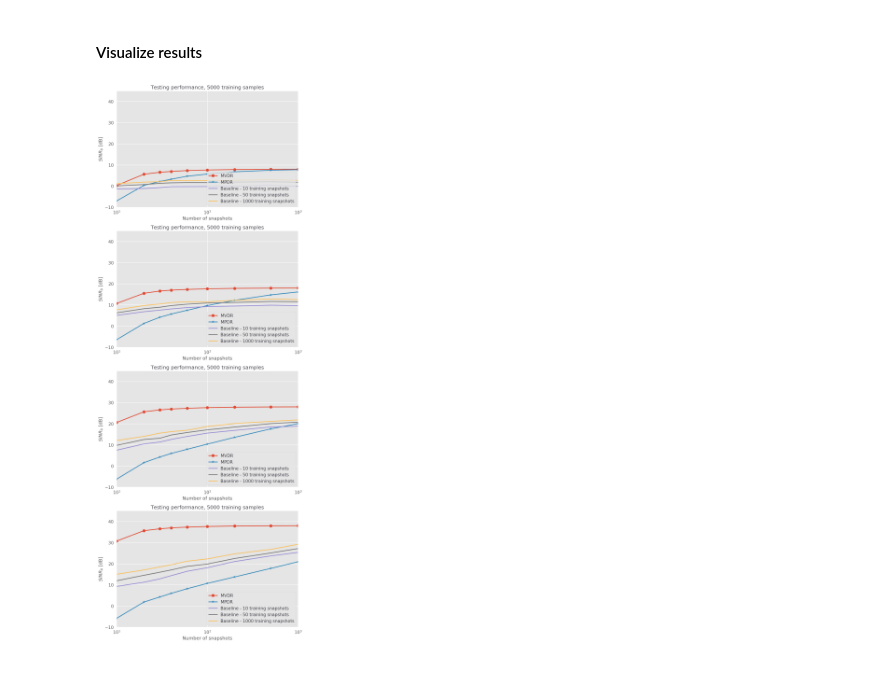
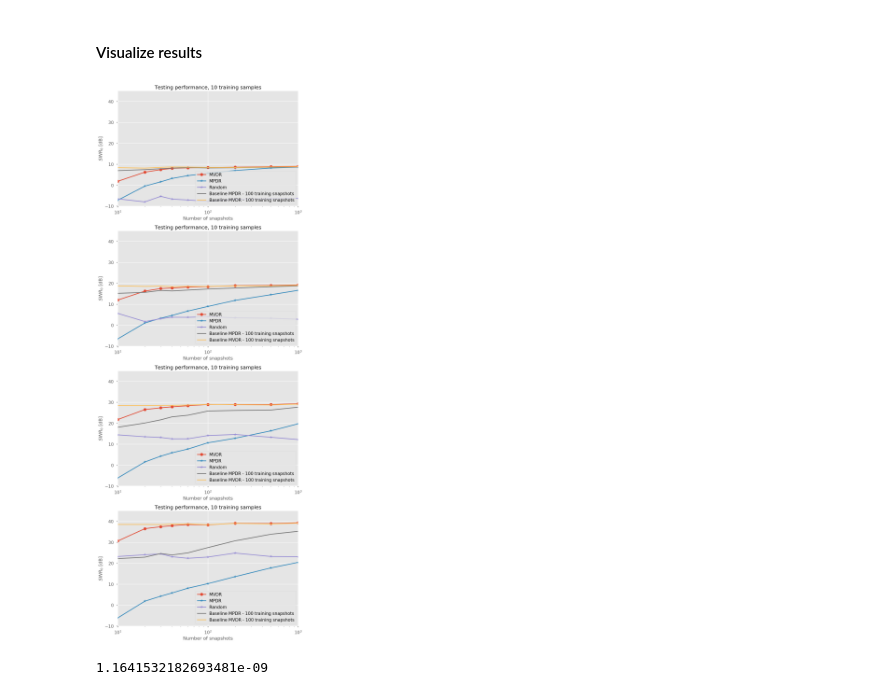
Before and after one commit to dung-n-tran/speech-enhancement-beamforming, a Jupyter notebook: playground_baseline_dictionary_various_training_snapshots_various_noise_interferences.ipynb, the cells around one changed output. Cells and saved outputs as stored; diff of their text form; code cells hidden in the pictures.

```diff
--- a/playground_baseline_dictionary_various_training_snapshots_various_noise_interferences.ipynb
+++ b/playground_baseline_dictionary_various_training_snapshots_various_noise_interferences.ipynb
@@ -26,6 +26,9 @@ def compute_steering_vector_ULA(u, microphone_array):
 
 def generate_gaussian_samples(power, shape):
     return np.sqrt(power/2)*np.random.randn(shape[0], shape[1]) + 1j*np.sqrt(power/2)*np.random.randn(shape[0], shape[1]); # signal samples
+
+def check_distortless_constraint(weight, source_steering_vector):
+    assert(np.abs(weight.transpose().conjugate().dot(source_steering_vector)) - 1 < 1e-9)
 
 class MicrophoneArray():
     def __init__(self, array_geometry):
@@ -55,7 +58,9 @@ class BaseDLBeamformer(object):
             nv = training_data[i_training_sample]
             if self.bf_type == "MVDR":
                 w = compute_MVDR_weight(vs, nv)
+#                 check_distortless_constraint(w, self.vs)
             D[:, i_training_sample] = w.reshape(n_mics,)
+
         return D
 
     def _initialize(self, X):
@@ -66,7 +71,8 @@ class BaseDLBeamformer(object):
         R = x.dot(x.transpose().conjugate())
         proxy = np.diagonal(self.weights_.transpose().conjugate().dot(R).dot(self.weights_))
         optimal_weight_index = np.argmin(proxy)
-        return self.weights_[:, optimal_weight_index]
+        optimal_weight = self.weights_[:, optimal_weight_index]
+        return optimal_weight, optimal_weight_index
 
     def fit(self, training_data):
         """
@@ -93,2 +103,11 @@ sigma_n = 1
 # %% [markdown]
 #### Training data
+# %%
+training_snapshots = [10, 50, 100]
+interference_powers = [10, 20, 30]
+n_interference_list = [1, 2, 3]
+u_step = 0.5
+u_list = np.arange(-1, 1+1e-6, u_step)
+training_snapshots = [100]
+interference_powers = [10]
+n_interference_list = [1]
@@ -207,22 +317,31 @@ HBox(children=(IntProgress(value=0, description='Snapshots', max=9, style=Progre
 # %%
 fig = plt.figure(figsize=(9, 6*n_SNRs));
 for i_SNR in range(n_SNRs):
     sigma_s = 10**(SNRs[i_SNR] / 10)
     Rs = sigma_s * vs.dot(vs.transpose().conjugate())
 
     SINRopt = ( np.real(Wo.transpose().conjugate().dot(Rs).dot(Wo)) / np.real(Wo.transpose().conjugate().dot(Rn).dot(Wo)) )[0][0]
     ax = fig.add_subplot(n_SNRs, 1, i_SNR+1)
     ax.semilogx(snapshots, 10*np.log10(sinr_snr_mvdr[i_SNR, :]), marker="o", label="MVDR")
     ax.semilogx(snapshots, 10*np.log10(sinr_snr_mpdr[i_SNR, :]), marker="*", label="MPDR")
+    ax.semilogx(snapshots, 10*np.log10(sinr_snr_random[i_SNR, :]), marker="*", label="Random")
     for i_training_snapshot in range(len(training_snapshots)):
         ax.semilogx(snapshots, 10*np.log10(sinr_snr_baseline_mpdr[i_training_snapshot, i_SNR, :]),
-                    label="Baseline - {} training snapshots".format(training_snapshots[i_training_snapshot]))
+                    label="Baseline MPDR - {} training snapshots".format(training_snapshots[i_training_snapshot]))
+        ax.semilogx(snapshots, 10*np.log10(sinr_snr_baseline_mvdr[i_training_snapshot, i_SNR, :]),
+                    label="Baseline MVDR - {} training snapshots".format(training_snapshots[i_training_snapshot]))
     ax.set_xlim(10, 1000); ax.set_ylim(-10, 45)
     ax.legend(loc="lower right")
     ax.set_xlabel("Number of snapshots")
     ax.set_ylabel(r"$SINR_0$ [dB]")
     ax.set_title("Testing performance, {} training samples".format(n_training_samples))
 plt.tight_layout()
-fig.savefig("baseline_dl_mvdr_various_interferences.jpg", dpi=600)
+# fig.savefig("baseline_dl_mvdr_various_interferences.jpg", dpi=600)
 # %% [output]
-[figure, old version]
+[figure, new version]
+# %%
+Rshat = sv.dot(sv.transpose().conjugate())
+Rshat2 = ss.dot(ss.transpose().conjugate())
+np.linalg.norm(Rshat - Rshat2)
+# %% [output]
+1.1641532182693481e-09
```
Also changed, not shown: parts of 10 cells of this notebook, 4 other files.
